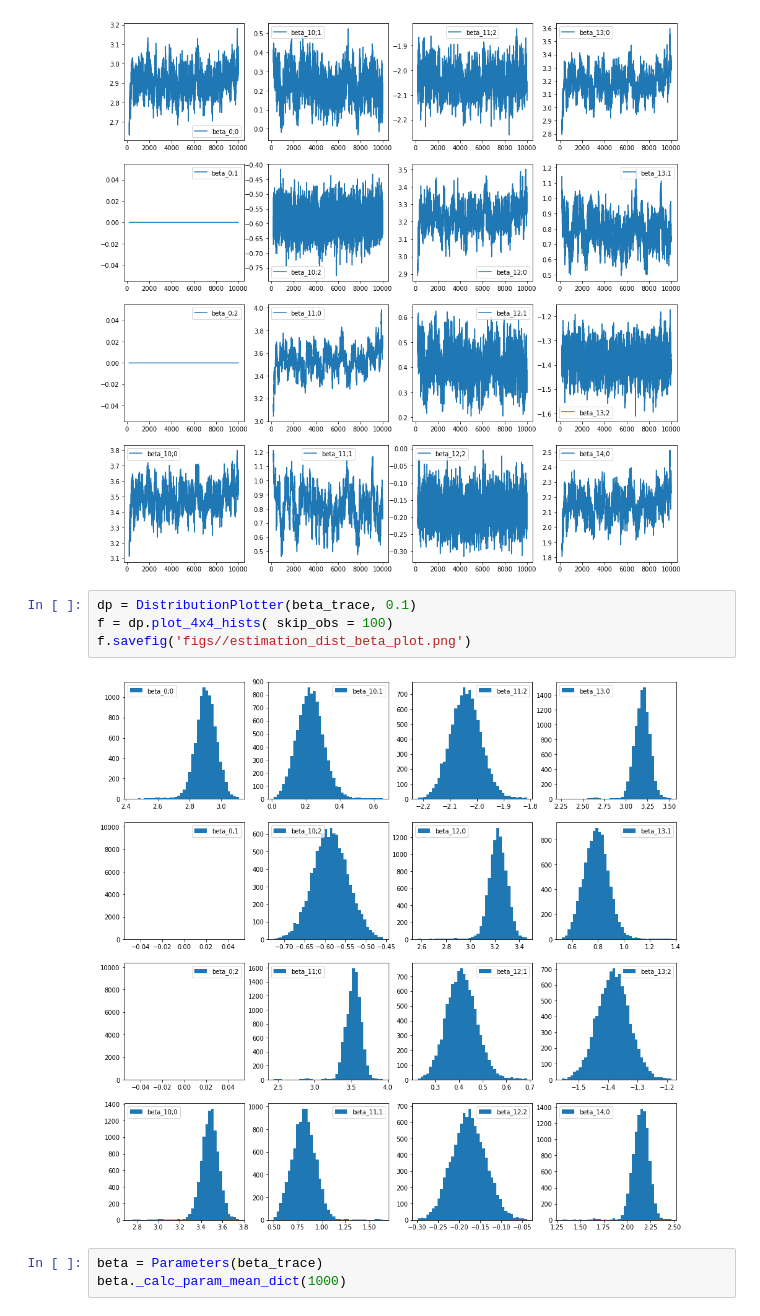
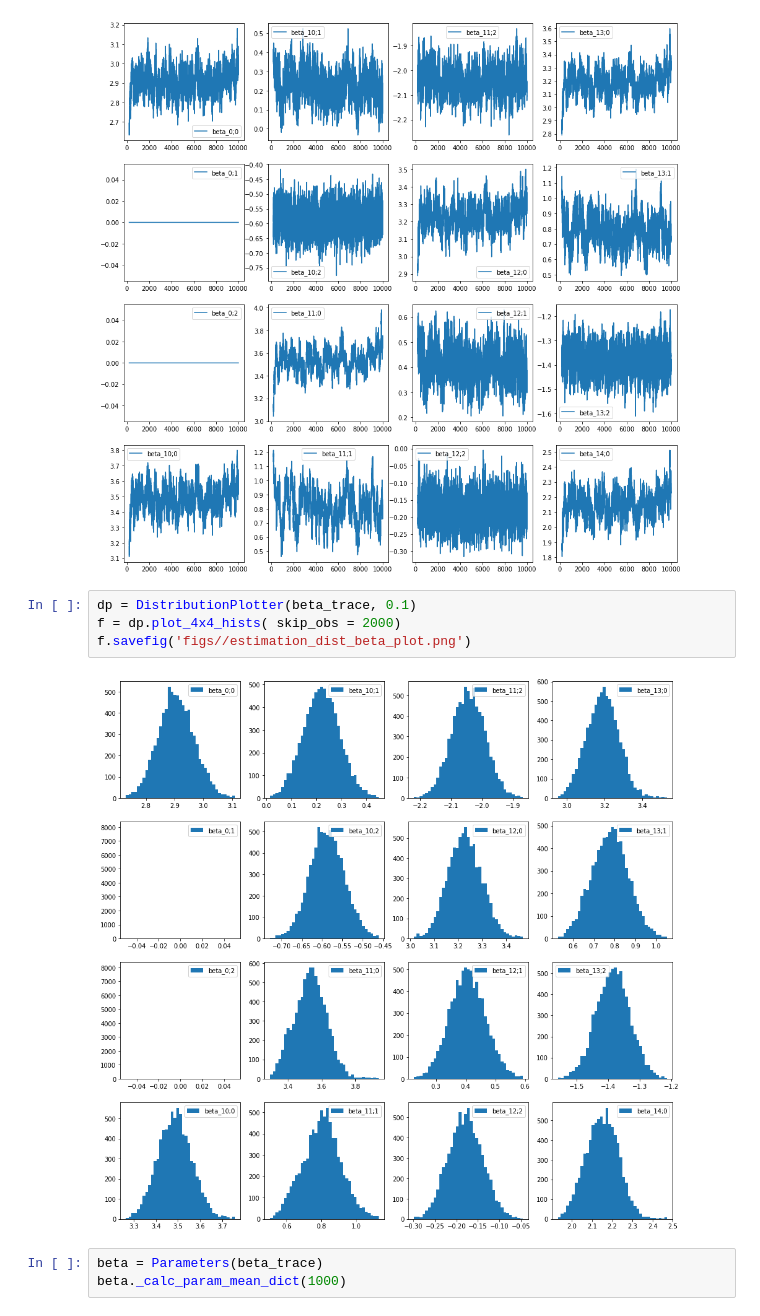
Before and after one commit to JakartaLaw/bayesianfactormodel, a Jupyter notebook: notebooks/analysis_of_estimation.ipynb, the cells around one changed output. Cells and saved outputs as stored; diff of their text form.

```diff
--- a/notebooks/analysis_of_estimation.ipynb
+++ b/notebooks/analysis_of_estimation.ipynb
@@ -43,10 +43,10 @@ f.savefig('figs//estimation_trace_beta_plot.png')
 [figure]
 # %%
 dp = DistributionPlotter(beta_trace, 0.1)
-f = dp.plot_4x4_hists( skip_obs = 100)
+f = dp.plot_4x4_hists( skip_obs = 2000)
 f.savefig('figs//estimation_dist_beta_plot.png')
 # %% [output]
-[figure, old version]
+[figure, new version]
 # %%
 beta = Parameters(beta_trace)
 beta._calc_param_mean_dict(1000)
```
Also changed, not shown: parts of 1 cell of this notebook, 15 other files.
